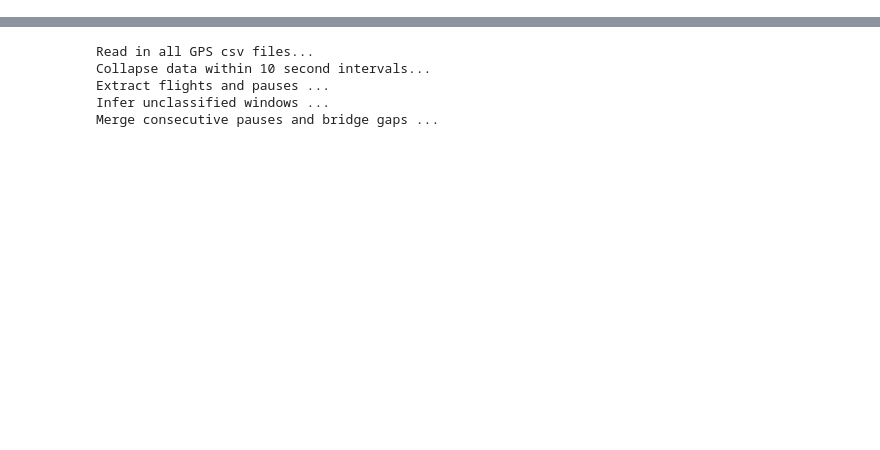
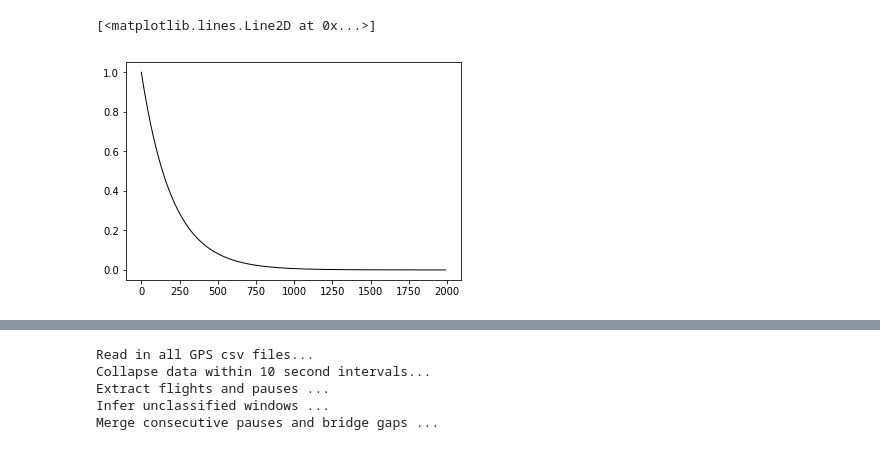
Before and after one commit to onnela-lab/forest, a Jupyter notebook: sweet_olive/geometry_gps.ipynb, the cells around one changed output, grey strips where cells are left out. Drawn from its saved outputs; the diff is of its cells as text; code cells hidden in the pictures; blank space fills up the shorter version.

```diff
--- a/sweet_olive/geometry_gps.ipynb
+++ b/sweet_olive/geometry_gps.ipynb
@@ -861,0 +962,8 @@ def Imp2traj(imp_table,MobMat,itrvl=10,r=None,w=None,h=None):
+# %%
+g = 200
+d = np.arange(0,2000,10)
+k3 = np.exp(-d/g)
+plt.plot(d,k3, 'k-', lw=1)
+# %% [output]
+[<matplotlib.lines.Line2D at 0x...>]
+[figure, added]
```
Also changed, not shown: parts of 25 cells of this notebook.
